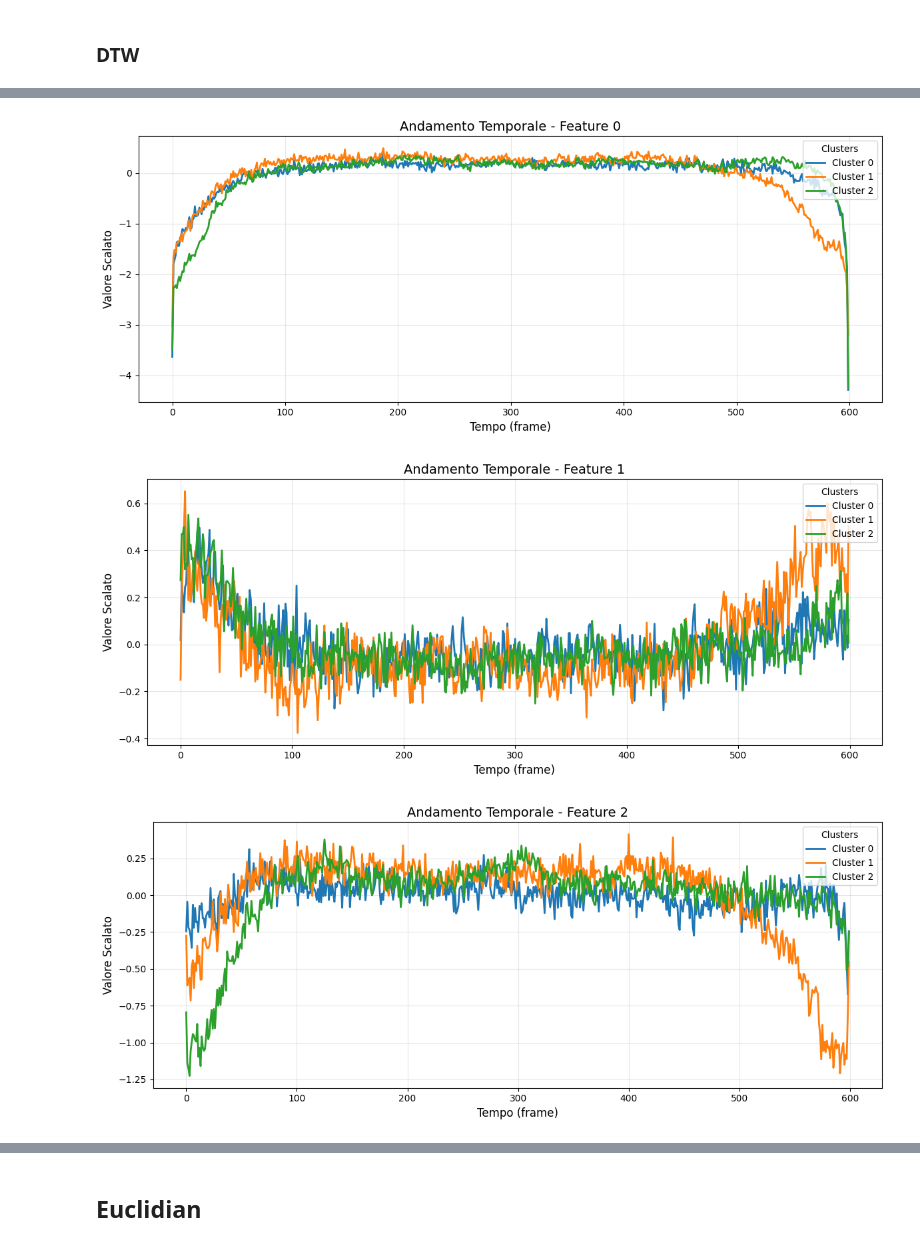
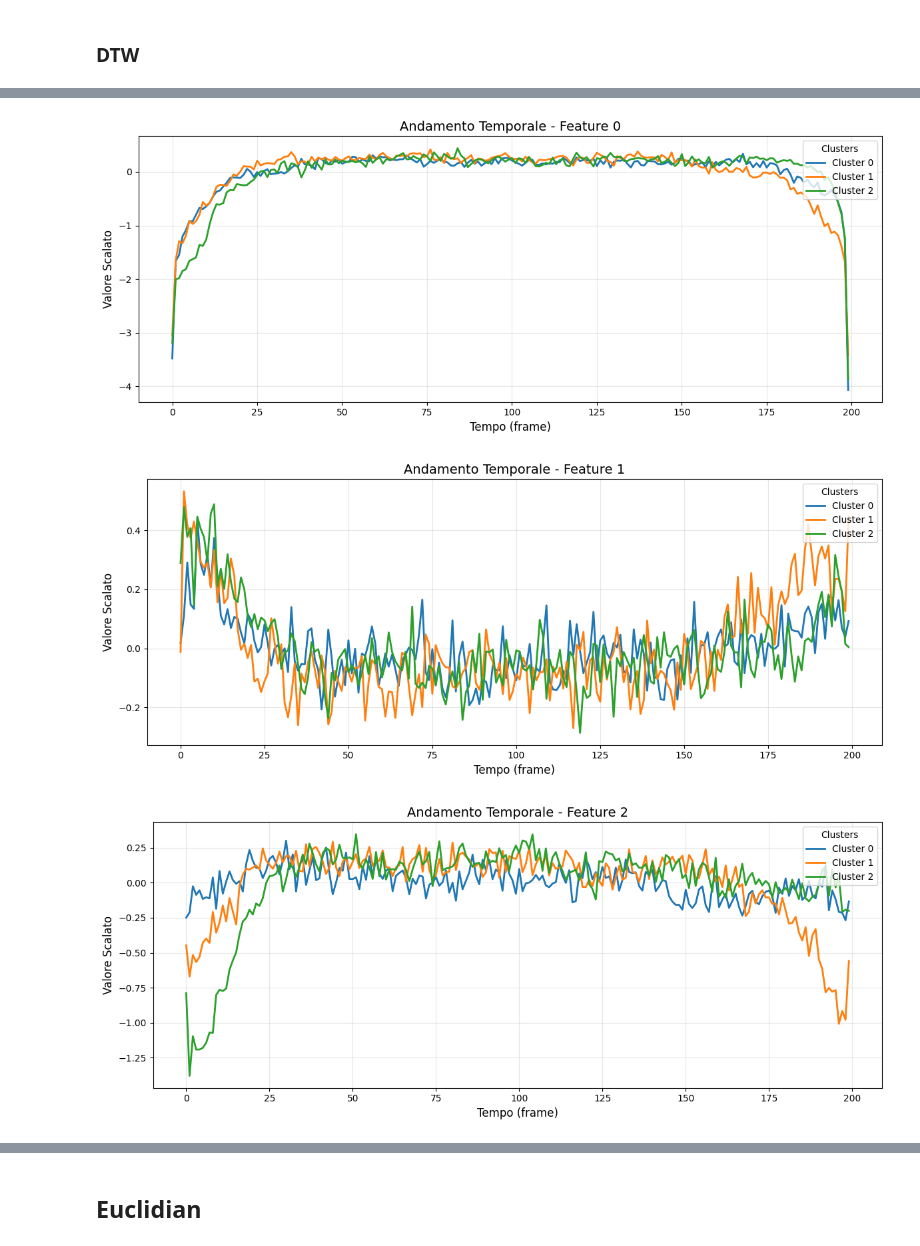
Before and after one commit to Syreel/DataMining, a Jupyter notebook: time_series_analysis.ipynb, the cells around one changed output, grey strips where cells are left out. Saved outputs shown, nothing was run; the diff lists cells and outputs as text; code cells hidden in the pictures.

```diff
--- a/time_series_analysis.ipynb
+++ b/time_series_analysis.ipynb
@@ -489,7 +491,7 @@ for k in k_values:
         n_jobs=-1 # Usa tutti i core della CPU
     )
 
-    labels = km.fit_predict(X_clustering_scaled)
+    labels = km.fit_predict(X_clustering_scaled_resampled)
     duration = time.time() - start_time
 
     # L'Inertia è già calcolata dal modello alla fine di fit_predict
@@ -515,11 +520,11 @@ k=4 | Inertia: 7388.03 | Tempo: 297.2s
 # %%
 # Scegli il k basandoti sul grafico del gomito
-k_scelto = 3
+k_scelto_dtw = 3
 
 # Recuperiamo le etichette salvate senza ricalcolare nulla
-cl_dtw = models[k_scelto]
+cl_dtw = models[k_scelto_dtw]
 
-print(f"Risultati estratti per k={k_scelto}")
+print(f"Risultati estratti per k={k_scelto_dtw}")
 print(f"Distribuzione campioni nei cluster: {np.bincount(cl_dtw)}")
 # %% [output]
 Risultati estratti per k=3
@@ -532,8 +537,8 @@ import matplotlib.pyplot as plt
 # Aggiorna il loop precedente aggiungendo: models_obj[k] = km
 
 plt.figure(figsize=(15, 5))
-for i in range(k_scelto):
-    plt.subplot(1, k_scelto, i + 1)
+for i in range(k_scelto_dtw):
+    plt.subplot(1, k_scelto_dtw, i + 1)
     # Prendiamo il centroide (il "pattern tipo") del cluster i
     # km_dtw_final deve essere il modello fittato con k_scelto
     centroid = km.cluster_centers_[i]
@@ -549,11 +554,11 @@ plt.show()
 import matplotlib.pyplot as plt
 
 plt.figure(figsize=(16, 4))
-for i in range(k_scelto):
-    plt.subplot(1, k_scelto, i + 1)
+for i in range(k_scelto_dtw):
+    plt.subplot(1, k_scelto_dtw, i + 1)
 
     # Estraiamo i dati del cluster i (usando X_fast che è quello del clustering)
-    cluster_data = X_clustering_scaled[cl_dtw == i]
+    cluster_data = X_clustering_scaled_resampled[cl_dtw == i]
 
     # Calcoliamo il centroide medio per questo cluster
     centroid = cluster_data.mean(axis=0)
@@ -570,39 +575,39 @@ plt.show()
 # %%
 import matplotlib.pyplot as plt
 
 feature_indices = [0, 1, 2]  # Le feature che vuoi analizzare
-k_scelto = len(np.unique(cl_dtw)) # Recupera il numero di cluster
+k_scelto_dtw = len(np.unique(cl_dtw)) # Recupera il numero di cluster
 
 for j in feature_indices:
     # Creiamo una nuova figura per ogni feature
     plt.figure(figsize=(12, 5))
 
     # Iteriamo su ogni cluster
-    for i in range(k_scelto):
+    for i in range(k_scelto_dtw):
         # Estraiamo i dati del cluster i
-        cluster_data = X_clustering_scaled[cl_dtw == i]
+        cluster_data = X_clustering_scaled_resampled[cl_dtw == i]
 
         if len(cluster_data) > 0:
             # Calcoliamo il centroide (media dei brani nel cluster)
             # cluster_data è (n_brani, tempo, feature) -> mean(axis=0) è (tempo, feature)
             centroid = cluster_data.mean(axis=0)
 
             # Selezioniamo SOLO la feature j corrente
             plt.plot(centroid[:, j], label=f"Cluster {i}", linewidth=2)
 
     # Personalizzazione del grafico della feature j
     plt.title(f"Andamento Temporale - Feature {j}", fontsize=14)
     plt.xlabel("Tempo (frame)", fontsize=12)
     plt.ylabel("Valore Scalato", fontsize=12)
     plt.legend(loc='upper right', title="Clusters")
     plt.grid(True, alpha=0.3)
 
     plt.tight_layout()
     plt.show() # Mostra il grafico della feature j prima di passare alla prossima
 # %% [output]
-[figure, old version]
+[figure, new version]
-[figure, old version]
+[figure, new version]
-[figure, old version]
+[figure, new version]
 # %%
 import pandas as pd
 import numpy as np
```
Also changed, not shown: parts of 58 cells of this notebook.
